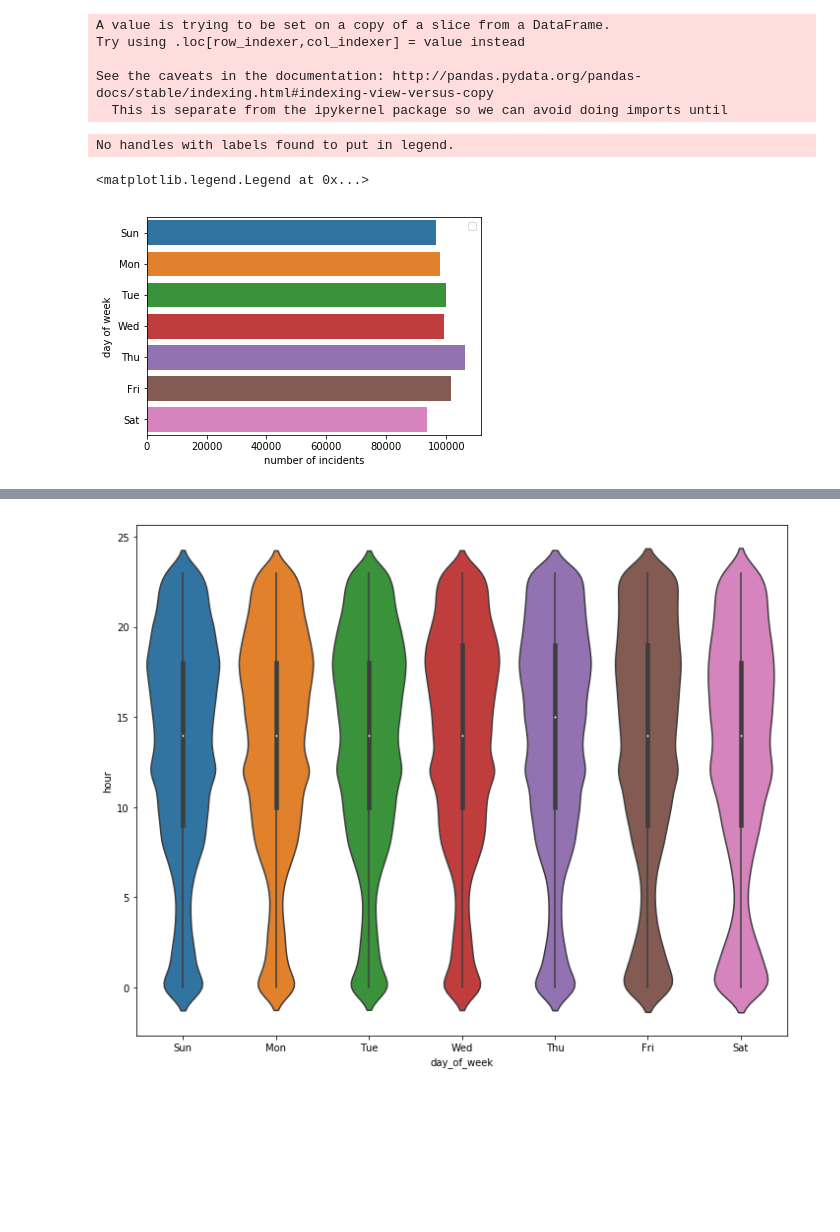
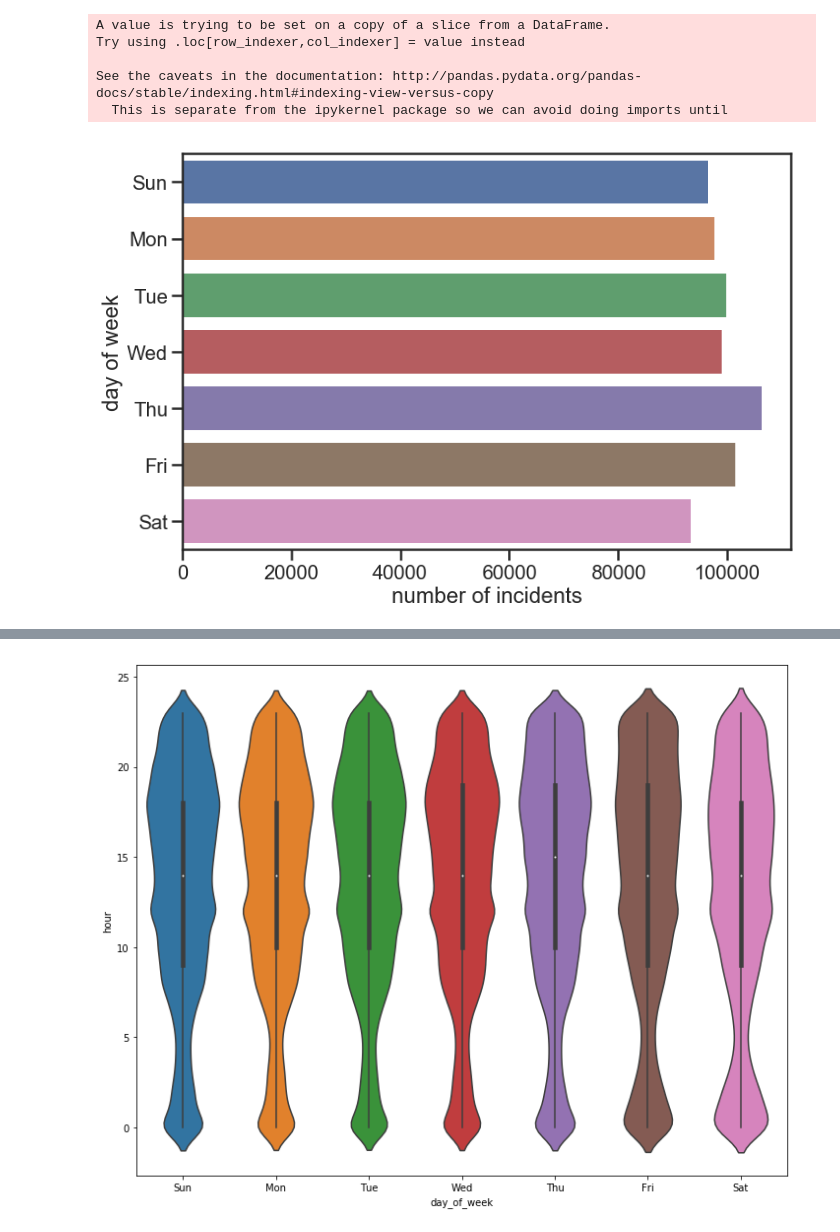
Before and after one commit to johniselin/info254_sfo_police, a Jupyter notebook: dataset_visulization.ipynb, the cells around one changed output, grey strips where cells are left out. Drawn from its saved outputs; the diff is of its cells as text; code cells hidden in the pictures; blank space fills up the shorter version.

Commit message:
visualization for presentation

```diff
--- a/dataset_visulization.ipynb
+++ b/dataset_visulization.ipynb
@@ -10,4 +10,6 @@ from time import time
 import math
 import feather
 from collections import defaultdict
+import seaborn as sns
+sns.set(context="poster", style="ticks")
 # %% [output]
@@ -25,6 +27,6 @@ Requirement already satisfied: six>=1.0.0 in /srv/app/venv/lib/python3.6/site-pa
 # %%
 # Load SF Police Data
-df = feather.read_dataframe('sf_incidents.feather')
+df = feather.read_dataframe('./data/sf_incidents.feather')
 print(df.shape)
 df.head()
 # %% [output]
@@ -116,16 +122,17 @@ See the caveats in the documentation: http://pandas.pydata.org/pandas-docs/stabl
   This is separate from the ipykernel package so we can avoid doing imports until
 # %%
 # Visualization 1
-x = sns.countplot(y="day_of_week", order=["Sun", "Mon", "Tue", "Wed", "Thu", "Fri", "Sat"], data=df)
+fig, ax = plt.subplots(figsize=(12,8))
+
+sns.countplot(y="day_of_week", order=["Sun", "Mon", "Tue", "Wed", "Thu", "Fri", "Sat"], data=df, ax=ax)
 
 plt.xlabel("number of incidents")
 plt.ylabel("day of week")
 
-plt.legend()
+# plt.legend()
+plt.savefig("./figures/day_of_week_crime.png", dpi=300)
 # %% [output]
-No handles with labels found to put in legend.
-<matplotlib.legend.Legend at 0x...>
-[figure, old version]
+[figure, new version]
 # %%
 # Visualization 2
 # x = sns.distplot(df, kde=True, rug=False, color = 'b', label = 'weekday riders' )
```
Also changed, not shown: parts of 3 cells of this notebook, 5 other files.
